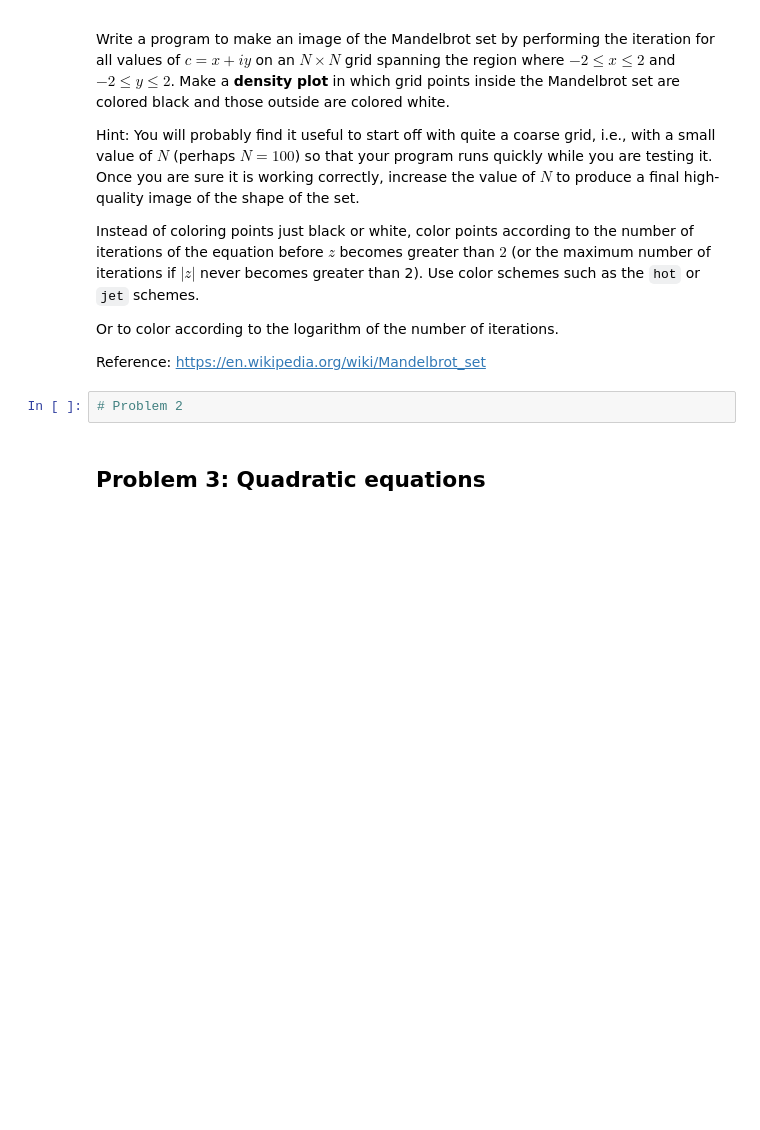
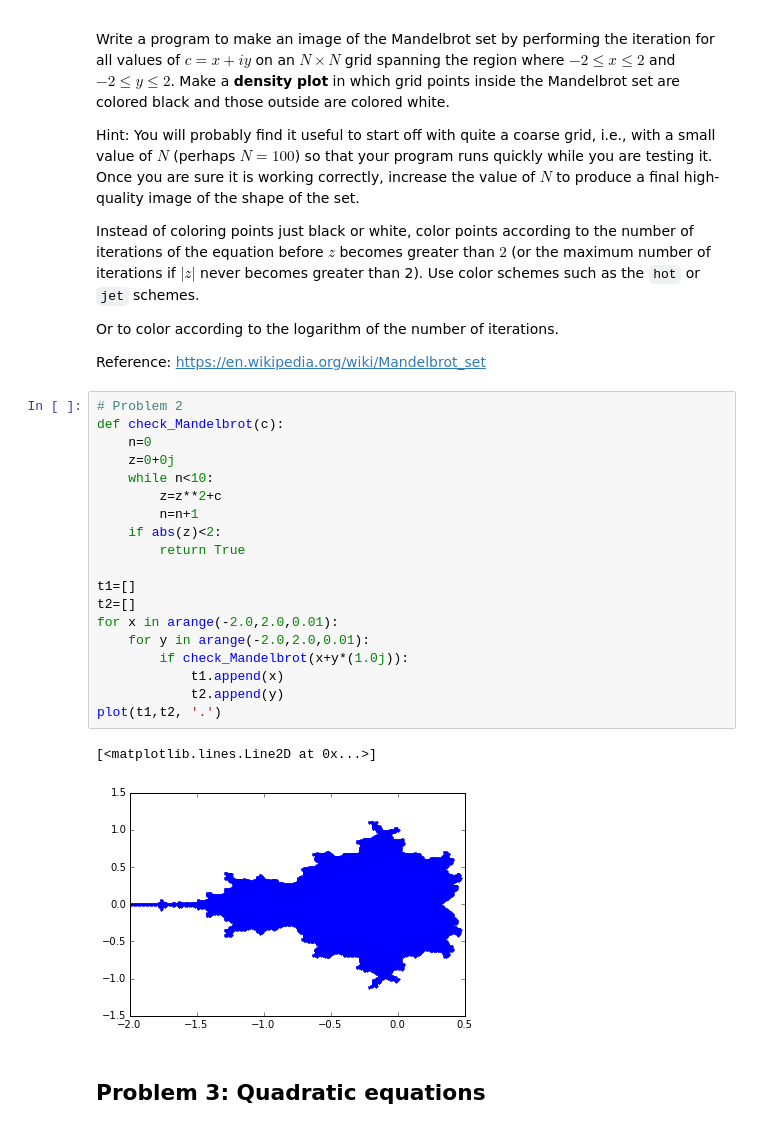
Before and after one commit to pcchen/NTHU10320PHYS290000, a Jupyter notebook: student/103022141/Homework3.ipynb, the cells around one changed output. Cells and saved outputs as stored; diff of their text form; blank space fills up the shorter version.

```diff
--- a/student/103022141/Homework3.ipynb
+++ b/student/103022141/Homework3.ipynb
@@ -69,8 +69,28 @@ Instead of coloring points just black or white, color points according to the nu
 Or to color according to the logarithm of the number of iterations.
 
 Reference: https://en.wikipedia.org/wiki/Mandelbrot_set
-# %%
-# Problem 2
+# %%
+# Problem 2
+def check_Mandelbrot(c):
+    n=0
+    z=0+0j
+    while n<10:
+        z=z**2+c
+        n=n+1
+    if abs(z)<2:
+        return True
+
+t1=[]
+t2=[]
+for x in arange(-2.0,2.0,0.01):
+    for y in arange(-2.0,2.0,0.01):
+        if check_Mandelbrot(x+y*(1.0j)):
+            t1.append(x)
+            t2.append(y)
+plot(t1,t2, '.')
+# %% [output]
+[<matplotlib.lines.Line2D at 0x...>]
+[figure, added]
 # %% [markdown]
 ## Problem 3: Quadratic equations
 # %% [markdown]
```
Also changed, not shown: parts of 2 cells of this notebook.
